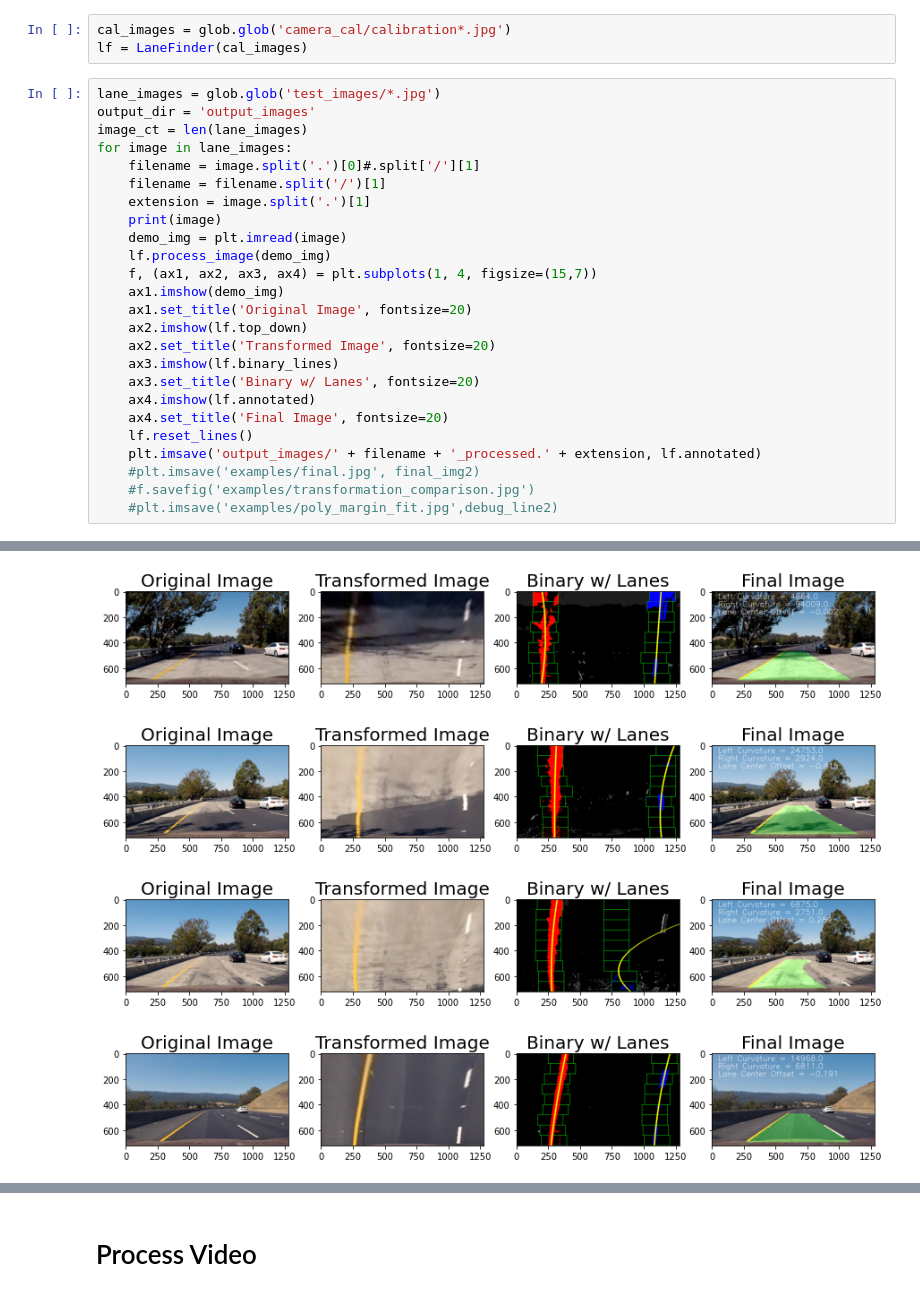
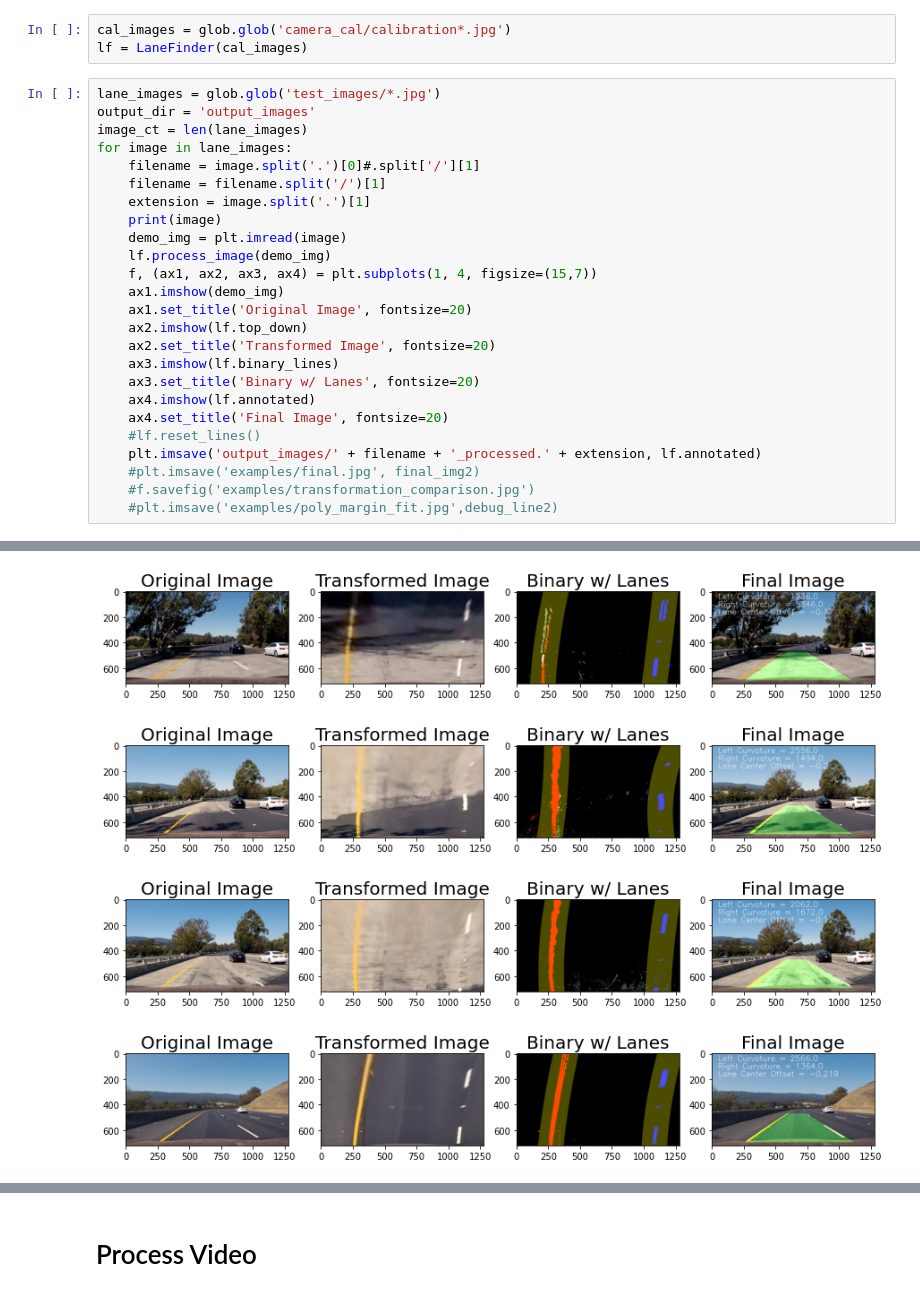
Before and after one commit to JohnFodero/UdacitySD, a Jupyter notebook: Project.ipynb, the cells around one changed output, grey strips where cells are left out. Cells and saved outputs as stored; diff of their text form.

```diff
--- a/Project.ipynb
+++ b/Project.ipynb
@@ -38,7 +38,7 @@ for image in lane_images:
     ax3.set_title('Binary w/ Lanes', fontsize=20)
     ax4.imshow(lf.annotated)
     ax4.set_title('Final Image', fontsize=20)
-    lf.reset_lines()
+    #lf.reset_lines()
     plt.imsave('output_images/' + filename + '_processed.' + extension, lf.annotated)
     #plt.imsave('examples/final.jpg', final_img2)
     #f.savefig('examples/transformation_comparison.jpg')
@@ -63,4 +57,4 @@ starting lane find
-[figure, old version]
+[figure, new version]
-[figure, old version]
+[figure, new version]
-[figure, old version]
+[figure, new version]
-[figure, old version]
+[figure, new version]
```
Also changed, not shown: parts of 5 cells of this notebook, 17 other files.
